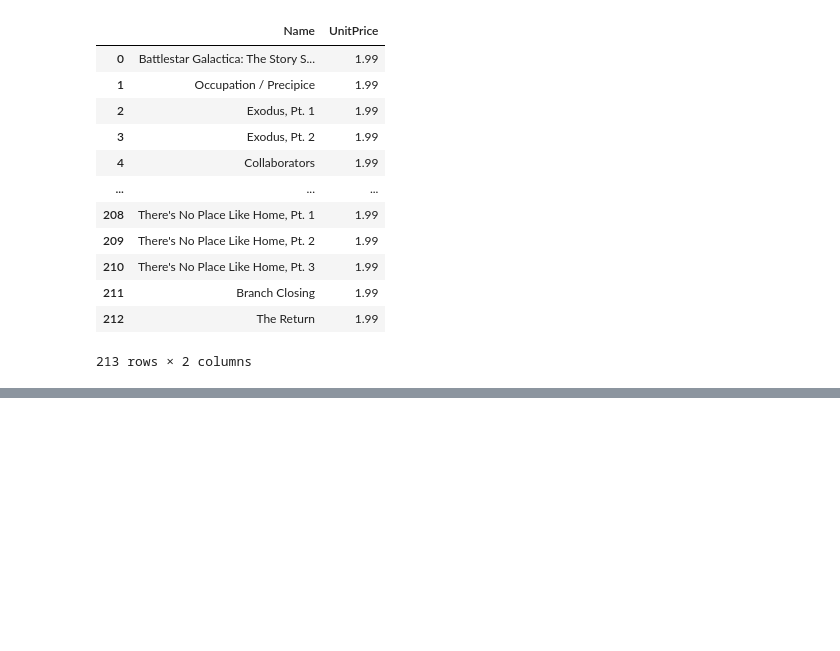
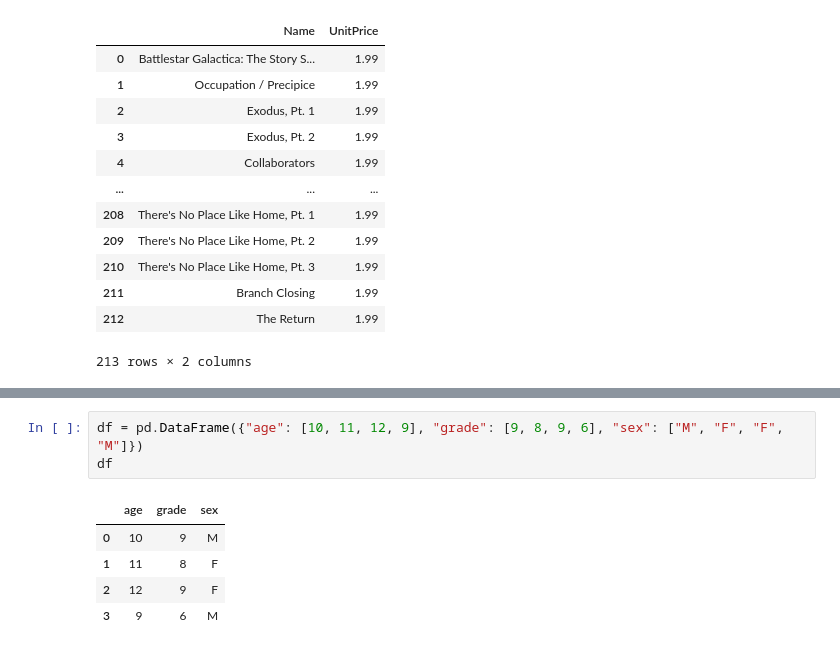
Before and after one commit to christophersoo/bdss-ws2526, a Jupyter notebook: week3/sql.ipynb, the cells around one changed output, grey strips where cells are left out. Drawn from its saved outputs; the diff is of its cells as text; blank space fills up the shorter version.

```diff
--- a/week3/sql.ipynb
+++ b/week3/sql.ipynb
@@ -248,0 +267,9 @@ df
+# %%
+df = pd.DataFrame({"age": [10, 11, 12, 9], "grade": [9, 8, 9, 6], "sex": ["M", "F", "F", "M"]})
+df
+# %% [output]
+|  | age | grade | sex |
+| 0 | 10 | 9 | M |
+| 1 | 11 | 8 | F |
+| 2 | 12 | 9 | F |
+| 3 | 9 | 6 | M |
```
Also changed, not shown: parts of 15 cells of this notebook.
